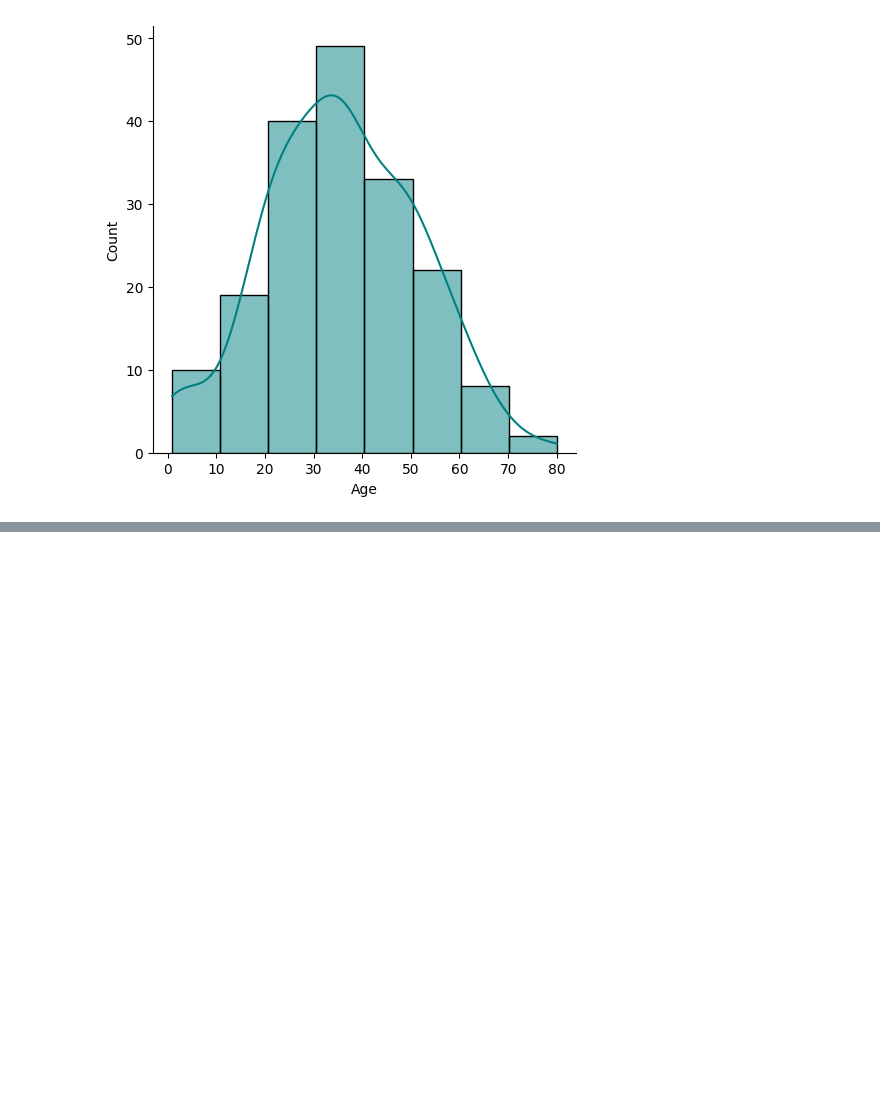
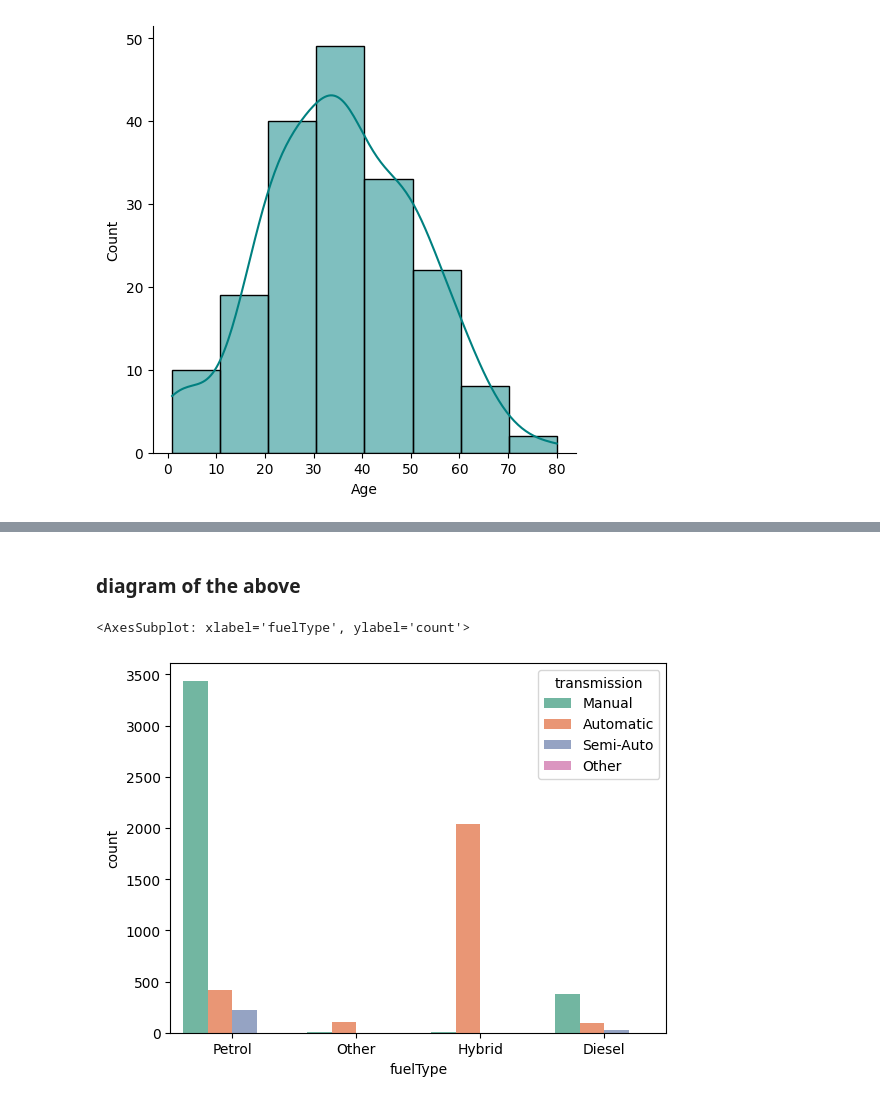
Before and after one commit to HasibullahAman/Data_Visulaization, a Jupyter notebook: Data_Visualization/Data_Visulization_Seborn.ipynb, the cells around one changed output, grey strips where cells are left out. Saved outputs shown, nothing was run; the diff lists cells and outputs as text; code cells hidden in the pictures; blank space fills up the shorter version.

```diff
--- a/Data_Visualization/Data_Visulization_Seborn.ipynb
+++ b/Data_Visualization/Data_Visulization_Seborn.ipynb
@@ -262,0 +297,7 @@ sn.displot(tot["Age"],color="teal",kde=True,bins=8)
+# %% [markdown]
+### diagram of the above
+# %%
+sn.countplot(x="fuelType",data=tot,palette="Set2",hue="transmission")
+# %% [output]
+<AxesSubplot: xlabel='fuelType', ylabel='count'>
+[figure, added]
```
Also changed, not shown: parts of 6 cells of this notebook.
